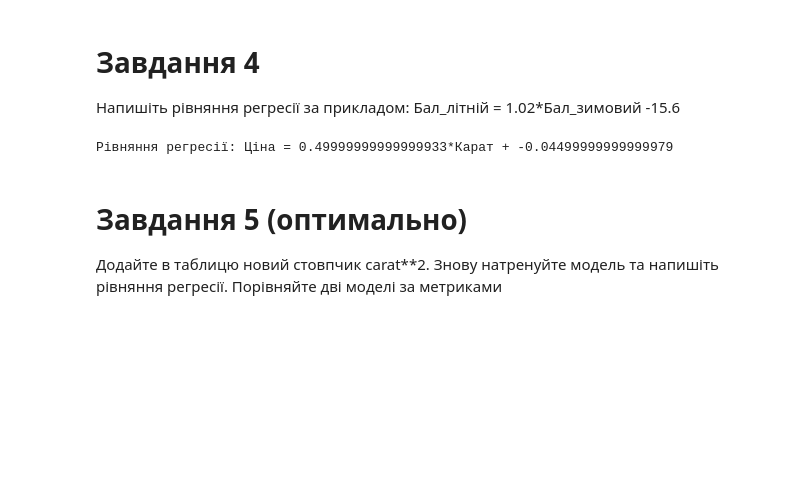
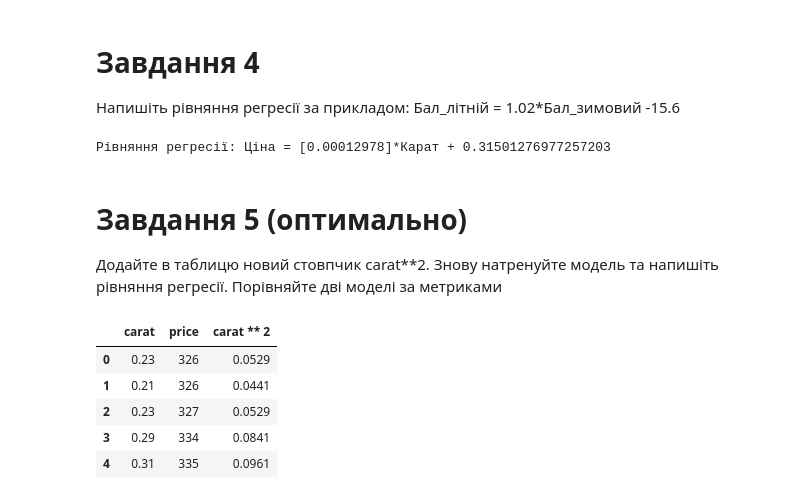
Before and after one commit to IrynaBarnych/AI6, a Jupyter notebook: module3/ДЗ_6.ipynb, the cells around one changed output. Drawn from its saved outputs; the diff is of its cells as text; code cells hidden in the pictures; blank space fills up the shorter version.

```diff
--- a/module3/ДЗ_6.ipynb
+++ b/module3/ДЗ_6.ipynb
@@ -163,19 +165,22 @@ all_metrics
 # Завдання 4
 Напишіть рівняння регресії за прикладом:
 Бал_літній = 1.02*Бал_зимовий -15.6
-# %%
-carat_train = 0.29
-price_train = 0.10
-carat_test = 0.31
-price_test = 0.11
-
-a = (price_test - price_train) / (carat_test - carat_train)
-
-b = price_train - a * carat_train
-
-print(f"Рівняння регресії: Ціна = {a}*Карат + {b}")
-# %% [output]
-Рівняння регресії: Ціна = 0.49999999999999933*Карат + -0.04499999999999979
+# %%
+a = model.coef_
+b = model.intercept_
+print(f"Рівняння регресії: Ціна = {a}*Карат + {b}")
+# %% [output]
+Рівняння регресії: Ціна = [0.00012978]*Карат + 0.31501276977257203
 # %% [markdown]
 # Завдання 5 (оптимально)
 Додайте в таблицю новий стовпчик carat**2. Знову натренуйте модель та напишіть рівняння регресії. Порівняйте дві моделі за метриками
+# %%
+df['carat ** 2'] = df['carat'] ** 2
+df.head()
+# %% [output]
+|  | carat | price | carat ** 2 |
+| 0 | 0.23 | 326 | 0.0529 |
+| 1 | 0.21 | 326 | 0.0441 |
+| 2 | 0.23 | 327 | 0.0529 |
+| 3 | 0.29 | 334 | 0.0841 |
+| 4 | 0.31 | 335 | 0.0961 |
```
Also changed, not shown: parts of 2 cells of this notebook.
